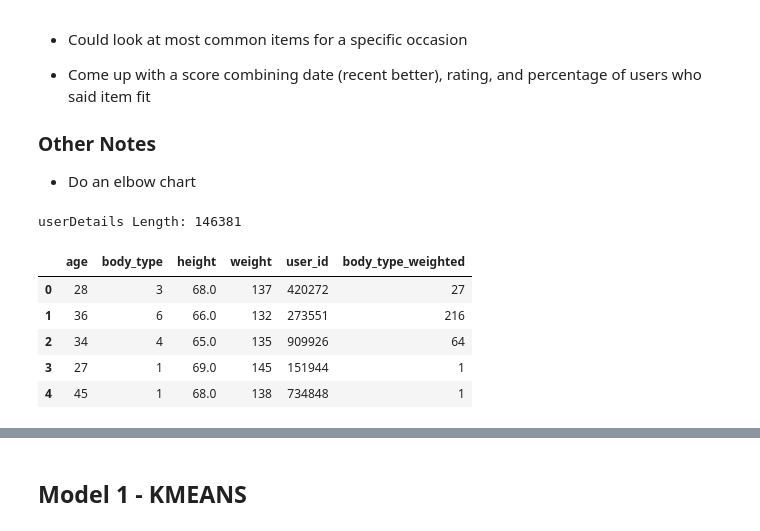
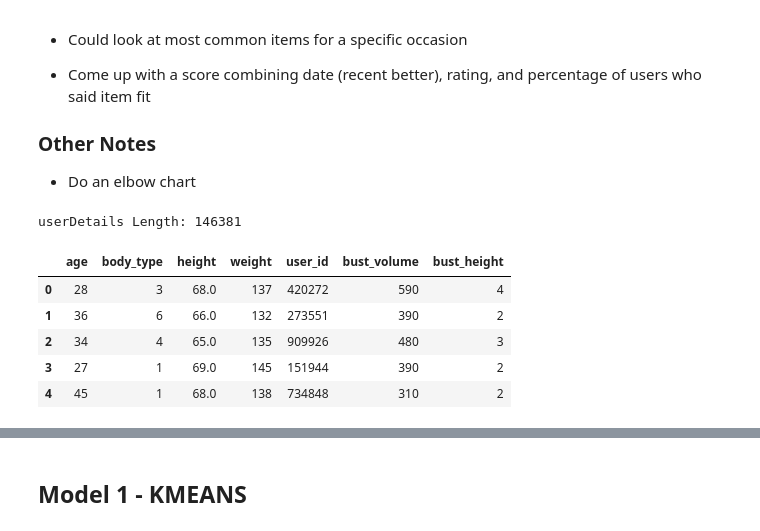
Before and after one commit to mdsvoren/eecs731-final-project, a Jupyter notebook: notebooks/Clustering.ipynb, the cells around one changed output, grey strips where cells are left out. Saved outputs shown, nothing was run; the diff lists cells and outputs as text; code cells hidden in the pictures.

```diff
--- a/notebooks/Clustering.ipynb
+++ b/notebooks/Clustering.ipynb
@@ -62,17 +62,16 @@ category_encoding.head()
 ### Other Notes
 * Do an elbow chart
 # %%
-userDetails = reviews[['age', 'body_type','height','weight', 'user_id']].copy()
+userDetails = reviews[['age', 'body_type','height','weight', 'user_id', 'bust_volume', 'bust_height']].copy()
 #add weight to the body_type by creating another column and cubing it - CONSIDER REMOVING THIS
-userDetails['body_type_weighted'] = userDetails['body_type'].copy()**3
 
 print('userDetails Length: ' + str(len(userDetails)))
 userDetails.head()
 # %% [output]
 userDetails Length: 146381
-|  | age | body_type | height | weight | user_id | body_type_weighted |
-| 0 | 28 | 3 | 68.0 | 137 | 420272 | 27 |
-| 1 | 36 | 6 | 66.0 | 132 | 273551 | 216 |
-| 2 | 34 | 4 | 65.0 | 135 | 909926 | 64 |
-| 3 | 27 | 1 | 69.0 | 145 | 151944 | 1 |
-| 4 | 45 | 1 | 68.0 | 138 | 734848 | 1 |
+|  | age | body_type | height | weight | user_id | bust_volume | bust_height |
+| 0 | 28 | 3 | 68.0 | 137 | 420272 | 590 | 4 |
+| 1 | 36 | 6 | 66.0 | 132 | 273551 | 390 | 2 |
+| 2 | 34 | 4 | 65.0 | 135 | 909926 | 480 | 3 |
+| 3 | 27 | 1 | 69.0 | 145 | 151944 | 390 | 2 |
+| 4 | 45 | 1 | 68.0 | 138 | 734848 | 310 | 2 |
```
Also changed, not shown: parts of 12 cells of this notebook.
